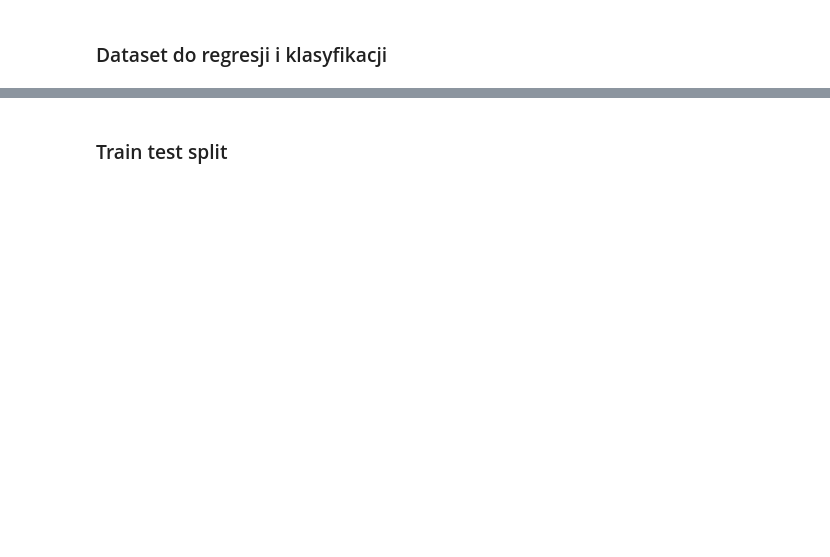
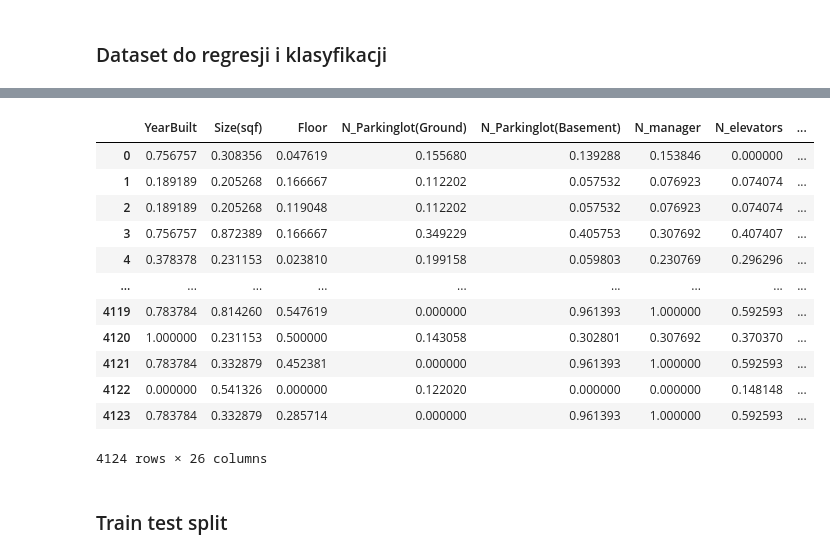
Before and after one commit to janekfilipecki/neural-networks, a Jupyter notebook: main.ipynb, the cells around one changed output, grey strips where cells are left out. Saved outputs shown, nothing was run; the diff lists cells and outputs as text; code cells hidden in the pictures; blank space fills up the shorter version.

```diff
--- a/main.ipynb
+++ b/main.ipynb
@@ -196,0 +226,4 @@ encoded_train
+# %%
+encoded_train.drop("SalePrice", inplace=True, axis=1)
+numerical_columns.remove("SalePrice")
+encoded_train.columns
@@ -198,4 +272,6 @@ encoded_train
 ### Skalowanie
 # %%
 scaler = MinMaxScaler()
-encoded_train.iloc[:, 1:] = scaler.fit_transform(encoded_train.iloc[:, 1:])
+num_features = encoded_train[numerical_columns]
+encoded_train[numerical_columns] = scaler.fit_transform(num_features)
+encoded_train.head()
@@ -204,6 +304,25 @@ encoded_train.iloc[:, 1:] = scaler.fit_transform(encoded_train.iloc[:, 1:])
 # %%
-encoded_train_classification = encoded_train.drop(columns=['SalePrice'], axis=1)
-encoded_train_regression = encoded_train.drop(columns=['PriceCategory_cheap', 'PriceCategory_average','PriceCategory_expensive'], axis=1)
+# encoded_train_classification = encoded_train.drop(
+#     columns=['SalePrice'], axis=1)
+# encoded_train_regression = encoded_train.drop(
+    # columns=['PriceCategory_cheap', 'PriceCategory_average', 'PriceCategory_expensive'], axis=1)
+encoded_train_classification = encoded_train
+# %%
+encoded_train_classification
+# %% [output]
+|  | YearBuilt | Size(sqf) | Floor | N_Parkinglot(Ground) | N_Parkinglot(Basement) | N_manager | N_elevators | ... |
+| 0 | 0.756757 | 0.308356 | 0.047619 | 0.155680 | 0.139288 | 0.153846 | 0.000000 | ... |
+| 1 | 0.189189 | 0.205268 | 0.166667 | 0.112202 | 0.057532 | 0.076923 | 0.074074 | ... |
+| 2 | 0.189189 | 0.205268 | 0.119048 | 0.112202 | 0.057532 | 0.076923 | 0.074074 | ... |
+| 3 | 0.756757 | 0.872389 | 0.166667 | 0.349229 | 0.405753 | 0.307692 | 0.407407 | ... |
+| 4 | 0.378378 | 0.231153 | 0.023810 | 0.199158 | 0.059803 | 0.230769 | 0.296296 | ... |
+| ... | ... | ... | ... | ... | ... | ... | ... | ... |
+| 4119 | 0.783784 | 0.814260 | 0.547619 | 0.000000 | 0.961393 | 1.000000 | 0.592593 | ... |
+| 4120 | 1.000000 | 0.231153 | 0.500000 | 0.143058 | 0.302801 | 0.307692 | 0.370370 | ... |
+| 4121 | 0.783784 | 0.332879 | 0.452381 | 0.000000 | 0.961393 | 1.000000 | 0.592593 | ... |
+| 4122 | 0.000000 | 0.541326 | 0.000000 | 0.122020 | 0.000000 | 0.000000 | 0.148148 | ... |
+| 4123 | 0.783784 | 0.332879 | 0.285714 | 0.000000 | 0.961393 | 1.000000 | 0.592593 | ... |
+4124 rows × 26 columns
 # %% [markdown]
 ### Train test split
 # %%
```
Also changed, not shown: parts of 31 cells of this notebook, 1 other file.
